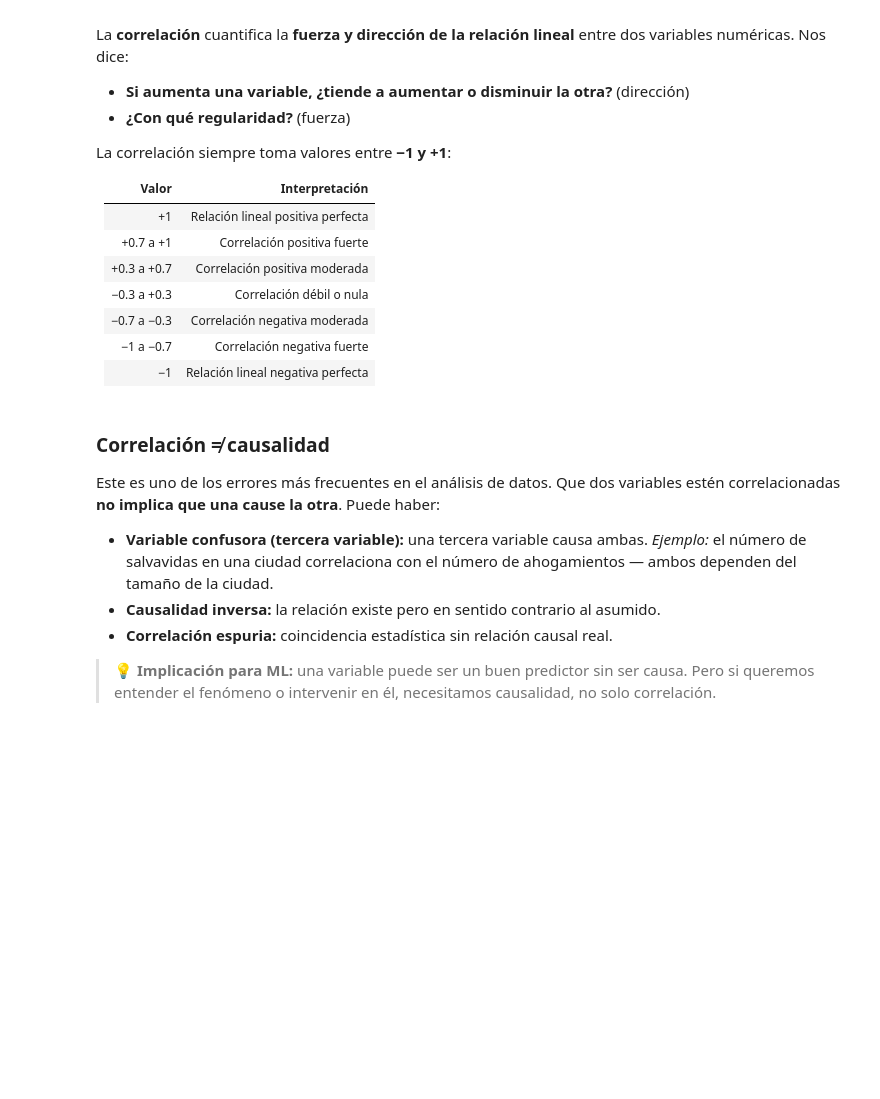
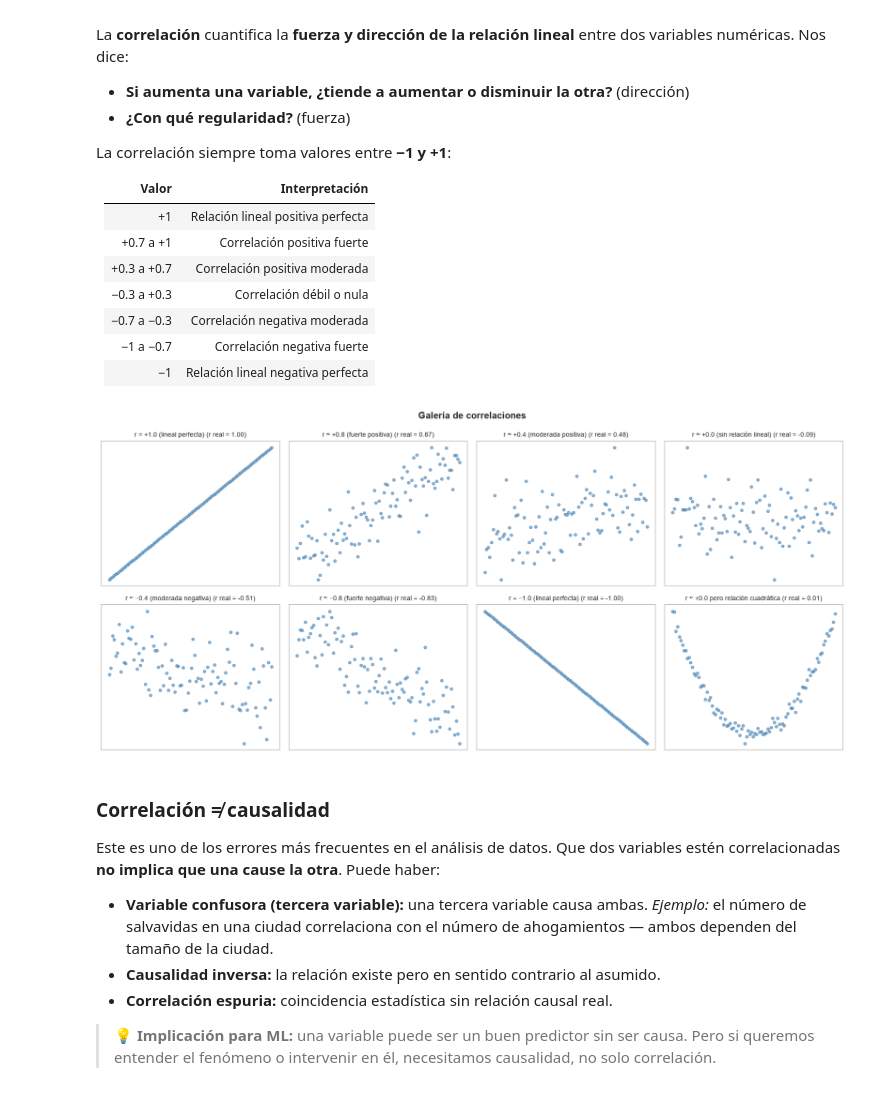
Before and after one commit to aalasan202/DLCD, a Jupyter notebook: UD2/Bloque_3_Correlacion/B3_S1_Concepto_Pearson_y_Spearman.ipynb, the cells around one changed output. Drawn from its saved outputs; the diff is of its cells as text; code cells hidden in the pictures; blank space fills up the shorter version.

```diff
--- a/UD2/Bloque_3_Correlacion/B3_S1_Concepto_Pearson_y_Spearman.ipynb
+++ b/UD2/Bloque_3_Correlacion/B3_S1_Concepto_Pearson_y_Spearman.ipynb
@@ -58,51 +60,44 @@ La correlación siempre toma valores entre **−1 y +1**:
 # %%
 # Galería de correlaciones: distintos valores de r
 fig, axes = plt.subplots(2, 4, figsize=(15, 7))
 axes = axes.flat
 
 escenarios = [
-    (+1.0, 'r = +1.0
-(lineal perfecta)'),
-    (+0.8, 'r ≈ +0.8
-(fuerte positiva)'),
-    (+0.4, 'r ≈ +0.4
-(moderada positiva)'),
-    ( 0.0, 'r ≈ 0.0
-(sin relación lineal)'),
-    (-0.4, 'r ≈ −0.4
-(moderada negativa)'),
-    (-0.8, 'r ≈ −0.8
-(fuerte negativa)'),
-    (-1.0, 'r = −1.0
-(lineal perfecta)'),
-    ( 0.0, 'r ≈ 0.0
-pero relación cuadrática'),
+    (+1.0, 'r = +1.0 (lineal perfecta)'),
+    (+0.8, 'r ≈ +0.8 (fuerte positiva)'),
+    (+0.4, 'r ≈ +0.4 (moderada positiva)'),
+    ( 0.0, 'r ≈ +0.0 (sin relación lineal)'),
+    (-0.4, 'r ≈ −0.4 (moderada negativa)'),
+    (-0.8, 'r ≈ −0.8 (fuerte negativa)'),
+    (-1.0, 'r = −1.0 (lineal perfecta)'),
+    ( 0.0, 'r ≈ +0.0 pero relación cuadrática'),
 ]
 
 x_base = np.linspace(-2, 2, 100)
 
 for ax, (r_obj, titulo) in zip(axes, escenarios):
     if titulo.endswith('cuadrática'):
         x = x_base
         y = x**2 + np.random.normal(0, 0.15, len(x))
     elif abs(r_obj) == 1.0:
         x = x_base
         y = r_obj * x
     else:
         x = x_base
         noise_scale = np.sqrt(1 - r_obj**2)
         y = r_obj * x + np.random.normal(0, noise_scale, len(x))
 
     r_real, _ = pearsonr(x, y)
     ax.scatter(x, y, s=15, alpha=0.6, color='steelblue')
-    ax.set_title(f'{titulo}
-(r real = {r_real:.2f})', fontsize=9)
+    ax.set_title(f'{titulo} (r real = {r_real:.2f})', fontsize=9)
     ax.set_xticks([])
     ax.set_yticks([])
 
 plt.suptitle('Galería de correlaciones', fontsize=13, fontweight='bold')
 plt.tight_layout()
 plt.show()
+# %% [output]
+[figure, added]
 # %% [markdown]
 ### Correlación ≠ causalidad
 
```
Also changed, not shown: parts of 9 cells of this notebook, 3 other files.
